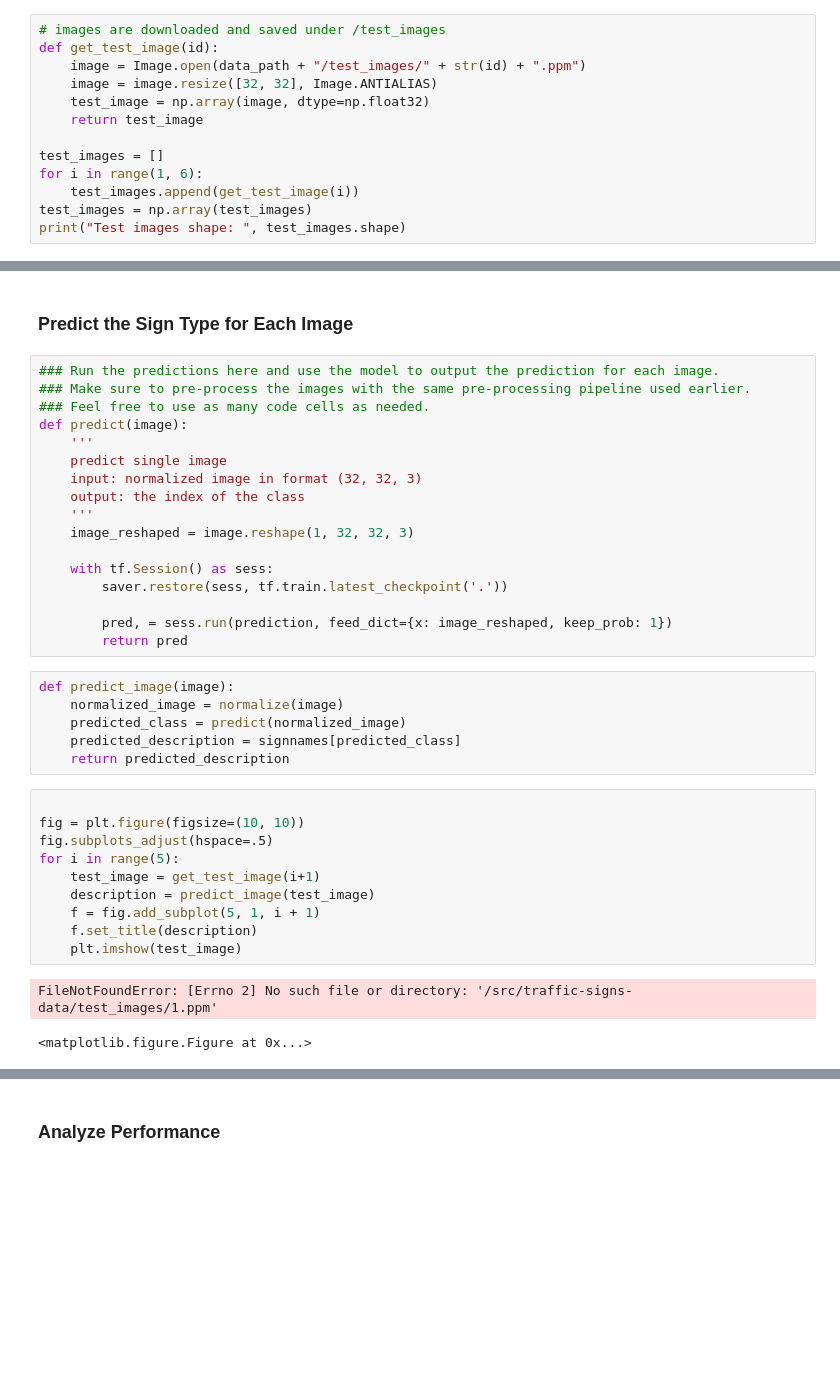
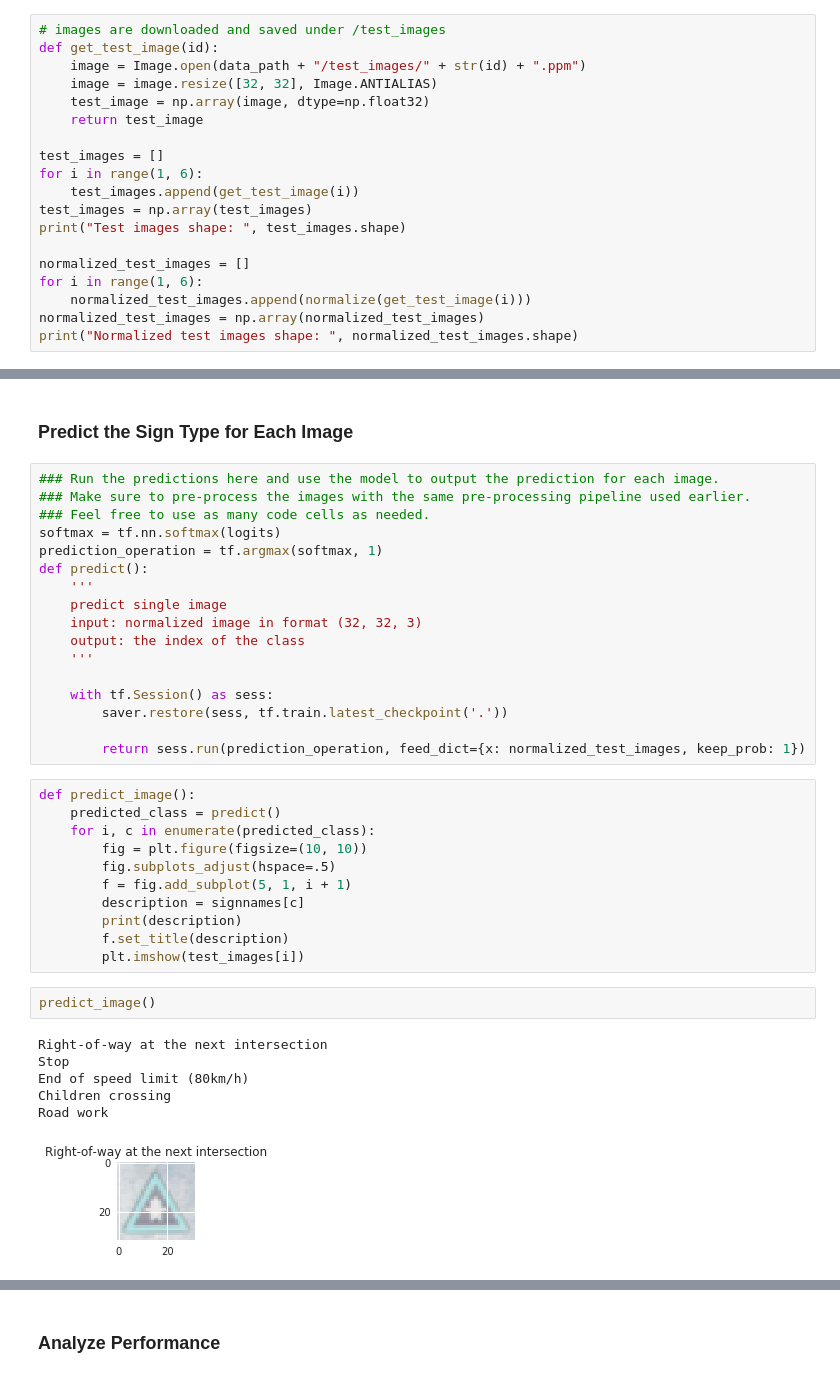
Before and after one commit to mydagobah/simple-traffic-sign-classifier, a Jupyter notebook: TSC2.ipynb, the cells around one changed output, grey strips where cells are left out. Drawn from its saved outputs; the diff is of its cells as text; blank space fills up the shorter version.

```diff
--- a/TSC2.ipynb
+++ b/TSC2.ipynb
@@ -505,4 +407,10 @@ for i in range(1, 6):
     test_images.append(get_test_image(i))
 test_images = np.array(test_images)
 print("Test images shape: ", test_images.shape)
+
+normalized_test_images = []
+for i in range(1, 6):
+    normalized_test_images.append(normalize(get_test_image(i)))
+normalized_test_images = np.array(normalized_test_images)
+print("Normalized test images shape: ", normalized_test_images.shape)
 # %% [output]
@@ -513,35 +422,36 @@ FileNotFoundError: [Errno 2] No such file or directory: '/src/traffic-signs-data
 ### Run the predictions here and use the model to output the prediction for each image.
 ### Make sure to pre-process the images with the same pre-processing pipeline used earlier.
 ### Feel free to use as many code cells as needed.
-def predict(image):
+softmax = tf.nn.softmax(logits)
+prediction_operation = tf.argmax(softmax, 1)
+def predict():
     '''
     predict single image
     input: normalized image in format (32, 32, 3)
     output: the index of the class
     '''
-    image_reshaped = image.reshape(1, 32, 32, 3)
 
     with tf.Session() as sess:
         saver.restore(sess, tf.train.latest_checkpoint('.'))
 
-        pred, = sess.run(prediction, feed_dict={x: image_reshaped, keep_prob: 1})
-        return pred
+        return sess.run(prediction_operation, feed_dict={x: normalized_test_images, keep_prob: 1})
-# %%
-def predict_image(image):
-    normalized_image = normalize(image)
-    predicted_class = predict(normalized_image)
-    predicted_description = signnames[predicted_class]
-    return predicted_description
 # %%
-
-fig = plt.figure(figsize=(10, 10))
-fig.subplots_adjust(hspace=.5)
-for i in range(5):
-    test_image = get_test_image(i+1)
-    description = predict_image(test_image)
-    f = fig.add_subplot(5, 1, i + 1)
-    f.set_title(description)
-    plt.imshow(test_image)
+def predict_image():
+    predicted_class = predict()
+    for i, c in enumerate(predicted_class):
+        fig = plt.figure(figsize=(10, 10))
+        fig.subplots_adjust(hspace=.5)
+        f = fig.add_subplot(5, 1, i + 1)
+        description = signnames[c]
+        print(description)
+        f.set_title(description)
+        plt.imshow(test_images[i])
-# %% [output]
-FileNotFoundError: [Errno 2] No such file or directory: '/src/traffic-signs-data/test_images/1.ppm'
-<matplotlib.figure.Figure at 0x...>
+# %%
+predict_image()
+# %% [output]
+Right-of-way at the next intersection
+Stop
+End of speed limit (80km/h)
+Children crossing
+Road work
+[figure, added]
```
Also changed, not shown: parts of 23 cells of this notebook, 2 other files.
